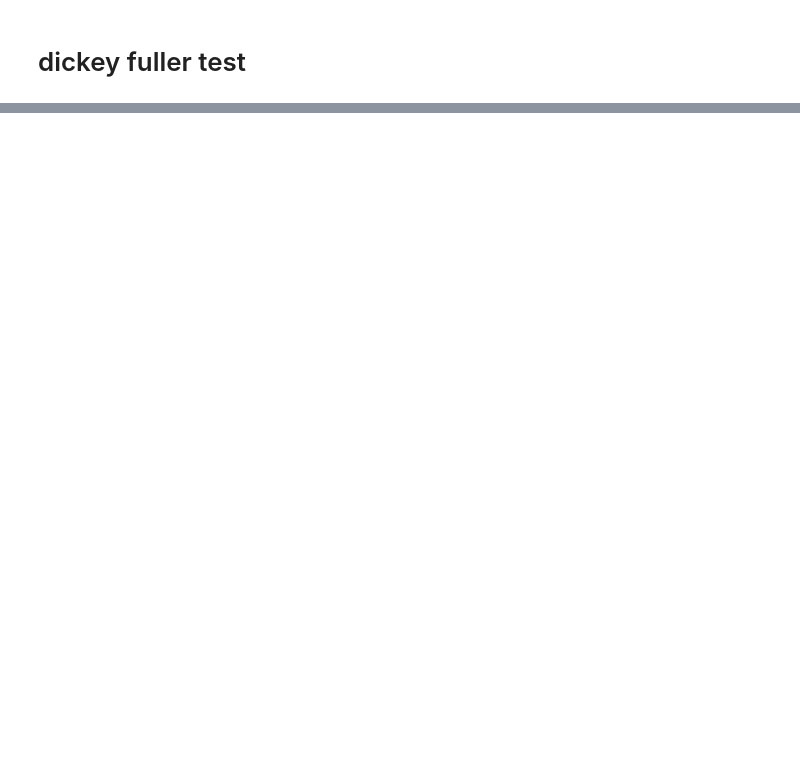
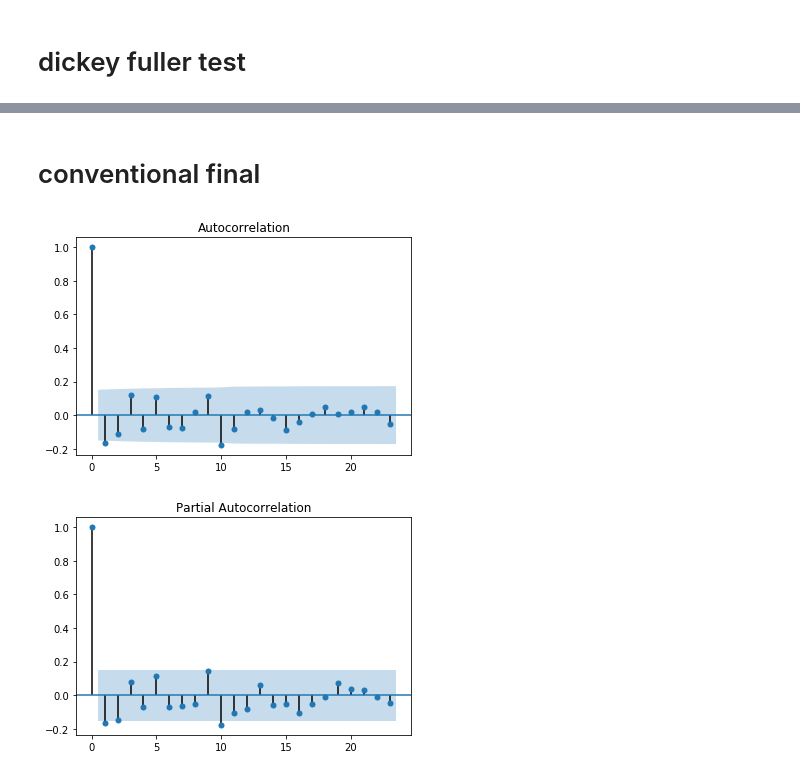
Before and after one commit to rmei97/avocado_prices, a Jupyter notebook: data_exploration.ipynb, the cells around one changed output, grey strips where cells are left out. Cells and saved outputs as stored; diff of their text form; code cells hidden in the pictures; blank space fills up the shorter version.

```diff
--- a/data_exploration.ipynb
+++ b/data_exploration.ipynb
@@ -237,3 +391,10 @@ test = adfuller((np.log(avocado['AveragePrice'])))
 # test = adfuller(diff['Differenced Observations'][1:-1])
 dfoutput = pd.Series(test[0:4], index=['Test Statistic','p-value','#Lags Used','Number of Observations Used'])
 print(dfoutput)
+# %%
+#conventional prices by date
+conventional_by_date = conventional.groupby(['Date'])['AveragePrice'].mean()
+conventional_final = (np.log(conventional_by_date)).diff(periods = 1)[1:]
+#organic prices by date
+organic_by_date = organic.groupby(['Date'])['AveragePrice'].mean()
+organic_final = (np.log(organic_by_date)).diff(periods = 1)[1:]
@@ -239,0 +421,9 @@ print(dfoutput)
+# %% [markdown]
+# conventional final
+# %%
+plot_acf(conventional_final)
+plot_pacf(conventional_final)
+plt.show()
+# %% [output]
+[figure, added]
+[figure, added]
```
Also changed, not shown: parts of 38 cells of this notebook.
